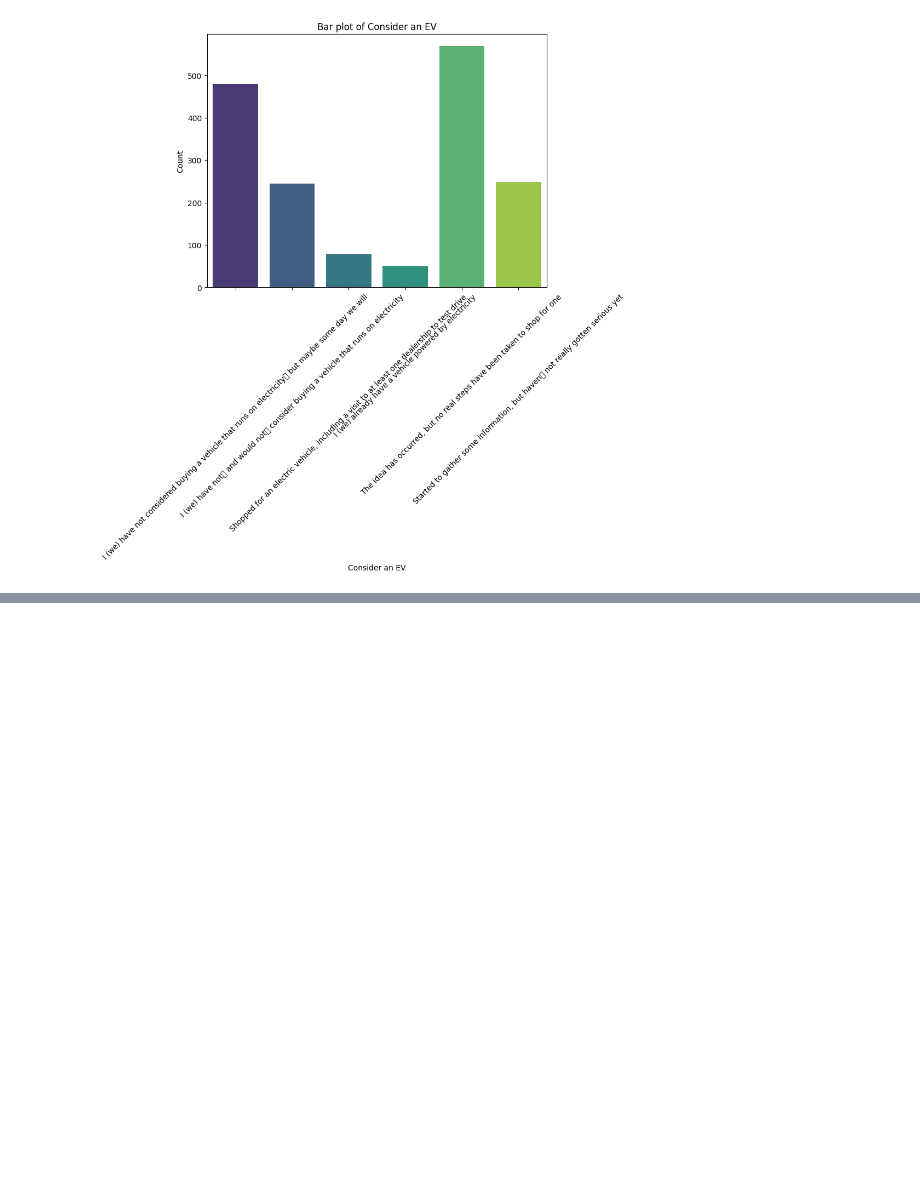
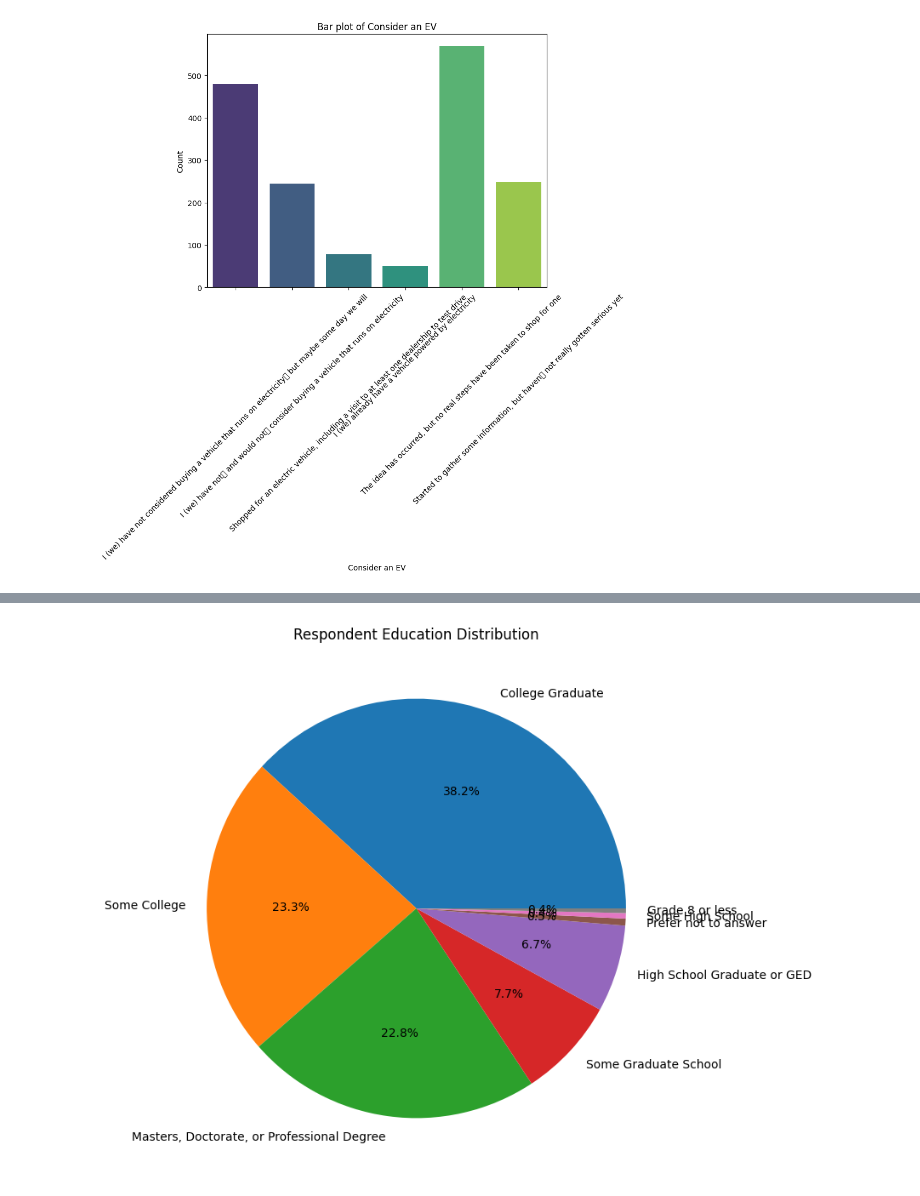
Before and after one commit to kkrusere/EV_Market-Analysis-and-Consumer-Behavior, a Jupyter notebook: data_collection_&_EDA.ipynb, the cells around one changed output, grey strips where cells are left out. Saved outputs shown, nothing was run; the diff lists cells and outputs as text; code cells hidden in the pictures; blank space fills up the shorter version.

```diff
--- a/data_collection_&_EDA.ipynb
+++ b/data_collection_&_EDA.ipynb
@@ -129,0 +162,9 @@ Passing `palette` without assigning `hue` is deprecated and will be removed in v
+# %%
+# Pie chart for 'Respondent Education'
+plt.figure(figsize=(8, 8))
+CA_dataset['Respondent Education'].value_counts().plot(kind='pie', autopct='%1.1f%%')
+plt.title('Respondent Education Distribution')
+plt.ylabel('')
+plt.show()
+# %% [output]
+[figure, added]
```
Also changed, not shown: parts of 4 cells of this notebook.
